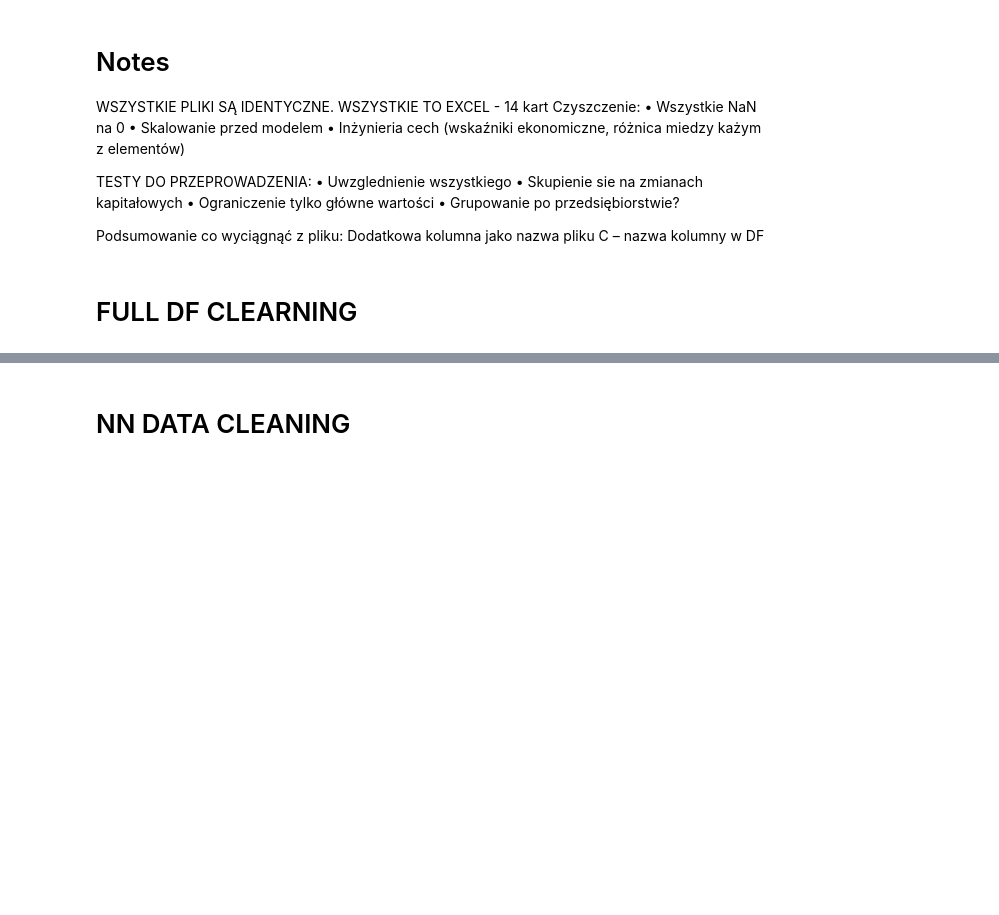
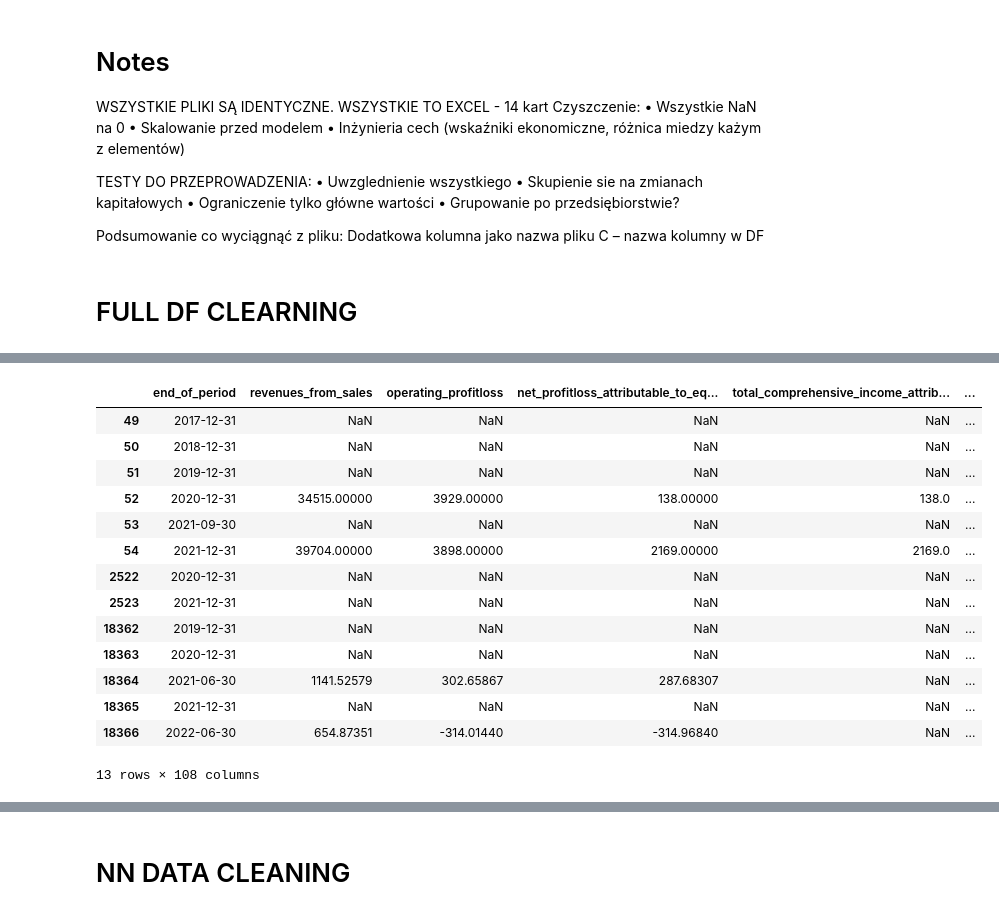
Before and after one commit to k-sobczyk/ensemble-nn-stock-forecast, a Jupyter notebook: data_cleaning_and_exploration.ipynb, the cells around one changed output, grey strips where cells are left out. Drawn from its saved outputs; the diff is of its cells as text; code cells hidden in the pictures; blank space fills up the shorter version.

Commit message:
data preprocessing improvement

```diff
--- a/data_cleaning_and_exploration.ipynb
+++ b/data_cleaning_and_exploration.ipynb
@@ -20,2 +21,12 @@ import pandas as pd
 # %%
 names_data = pd.read_csv('dataframes/names_gpw.csv')
+# %%
+def clean_column_names(columns):
+    cleaned_columns = []
+    for column in columns:
+        column = column.lower()
+        column = re.sub(r'\(.*?\)', '', column)
+        column = re.sub(r'[^\w\s]', '', column)
+        column = re.sub(r'\s+', '_', column)
+        cleaned_columns.append(column)
+    return cleaned_columns
@@ -23,3 +38,9 @@ names_data = pd.read_csv('dataframes/names_gpw.csv')
 # FULL DF CLEARNING
 # %%
 full_data = pd.read_csv("dataframes/dataframe_gpw.csv")
+# %%
+full_merged_df = pd.merge(full_data, names_data, on='filename')
+# %%
+full_merged_df = full_merged_df.sort_values(by=['filename', 'End of period'])
+# %%
+full_merged_df.columns = clean_column_names(full_merged_df.columns)
@@ -25,0 +92,20 @@ full_data = pd.read_csv("dataframes/dataframe_gpw.csv")
+# %%
+# Sektor NaN
+rows_with_nan_in_sektor = full_merged_df[full_merged_df['sector'].isna()]
+rows_with_nan_in_sektor
+# %% [output]
+|  | end_of_period | revenues_from_sales | operating_profitloss | net_profitloss_attributable_to_eq... | total_comprehensive_income_attrib... | ... |
+| 49 | 2017-12-31 | NaN | NaN | NaN | NaN | ... |
+| 50 | 2018-12-31 | NaN | NaN | NaN | NaN | ... |
+| 51 | 2019-12-31 | NaN | NaN | NaN | NaN | ... |
+| 52 | 2020-12-31 | 34515.00000 | 3929.00000 | 138.00000 | 138.0 | ... |
+| 53 | 2021-09-30 | NaN | NaN | NaN | NaN | ... |
+| 54 | 2021-12-31 | 39704.00000 | 3898.00000 | 2169.00000 | 2169.0 | ... |
+| 2522 | 2020-12-31 | NaN | NaN | NaN | NaN | ... |
+| 2523 | 2021-12-31 | NaN | NaN | NaN | NaN | ... |
+| 18362 | 2019-12-31 | NaN | NaN | NaN | NaN | ... |
+| 18363 | 2020-12-31 | NaN | NaN | NaN | NaN | ... |
+| 18364 | 2021-06-30 | 1141.52579 | 302.65867 | 287.68307 | NaN | ... |
+| 18365 | 2021-12-31 | NaN | NaN | NaN | NaN | ... |
+| 18366 | 2022-06-30 | 654.87351 | -314.01440 | -314.96840 | NaN | ... |
+13 rows × 108 columns
```
Also changed, not shown: parts of 16 cells of this notebook, 1 other file.
